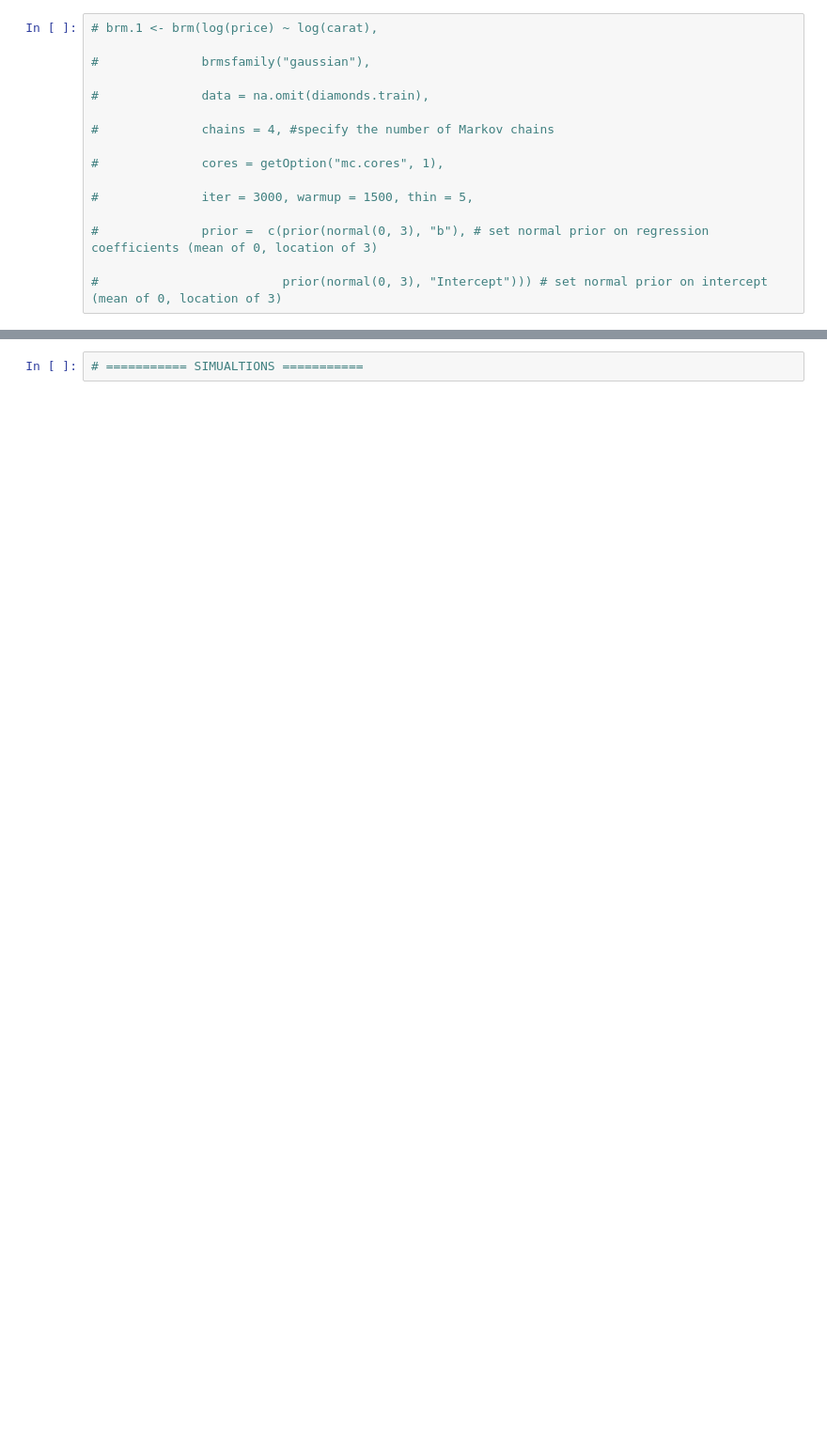
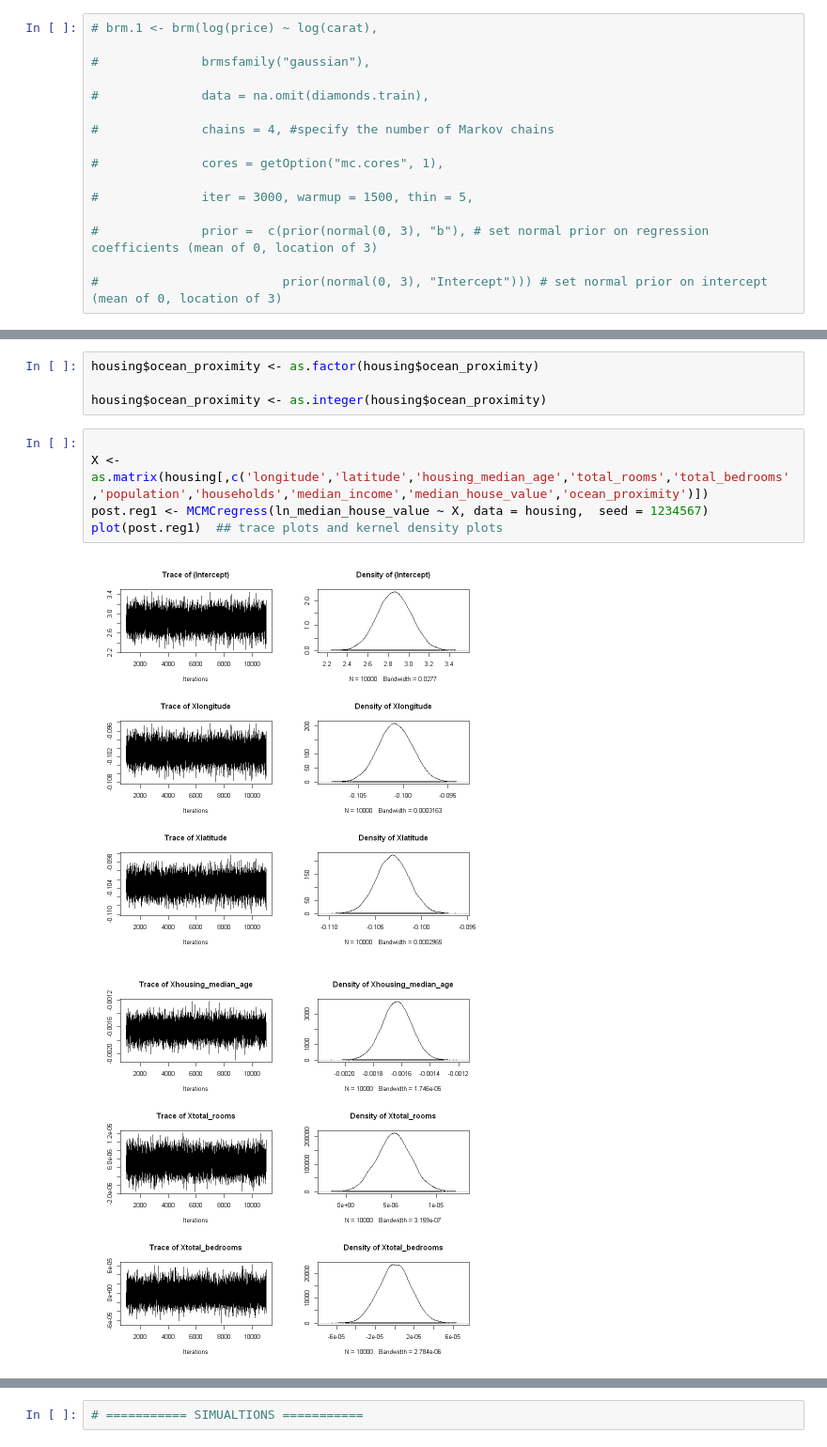
Before and after one commit to zemgabriela/Bayesian, a Jupyter notebook: bayesian_regression.ipynb, the cells around one changed output, grey strips where cells are left out. Shown at 94% size. Saved outputs shown, nothing was run; the diff lists cells and outputs as text; blank space fills up the shorter version.

```diff
--- a/bayesian_regression.ipynb
+++ b/bayesian_regression.ipynb
@@ -245,0 +311,12 @@ F-statistic:  3343 on 10 and 20422 DF,  p-value: < 2.2e-16
+# %%
+housing$ocean_proximity <- as.factor(housing$ocean_proximity)
+
+housing$ocean_proximity <- as.integer(housing$ocean_proximity)
+# %%
+
+X <- as.matrix(housing[,c('longitude','latitude','housing_median_age','total_rooms','total_bedrooms','population','households','median_income','median_house_value','ocean_proximity')])
+post.reg1 <- MCMCregress(ln_median_house_value ~ X, data = housing,  seed = 1234567)
+plot(post.reg1)  ## trace plots and kernel density plots
+# %% [output]
+[figure, added]
+[figure, added]
```
Also changed, not shown: parts of 22 cells of this notebook.
